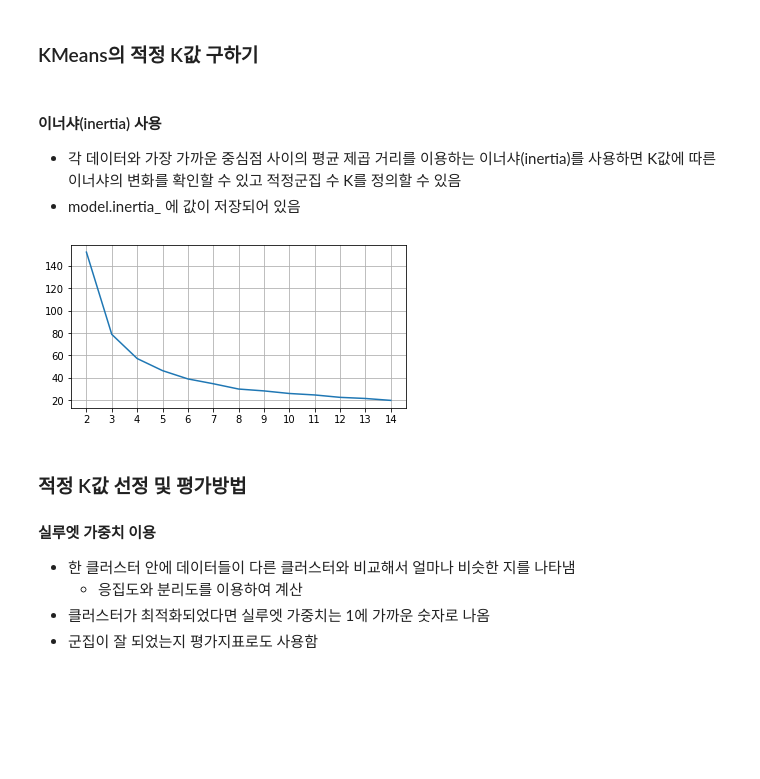
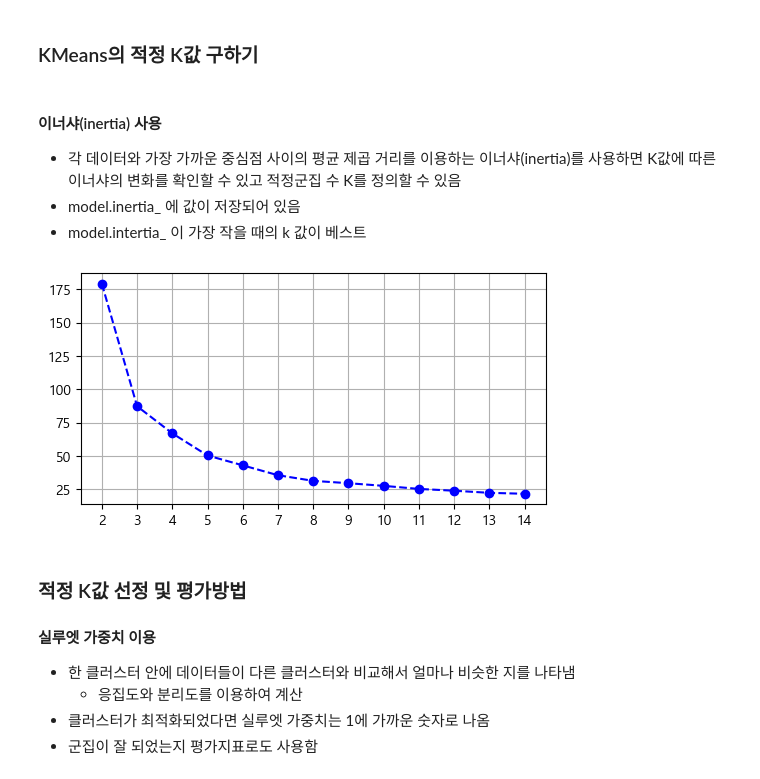
Before and after one commit to blacbakery/py_worksapce, a Jupyter notebook: 강의 노트/05_MachineLearning/p_Camp_ML_07_KMeans_DBSCAN_LAB.ipynb, the cells around one changed output. Drawn from its saved outputs; the diff is of its cells as text; code cells hidden in the pictures; blank space fills up the shorter version.

```diff
--- a/강의 노트/05_MachineLearning/p_Camp_ML_07_KMeans_DBSCAN_LAB.ipynb
+++ b/강의 노트/05_MachineLearning/p_Camp_ML_07_KMeans_DBSCAN_LAB.ipynb
@@ -82,9 +86,9 @@ plt.show()
 # %%
 # Kmeans 모델에 X데이터를 fitting 시켜주세요.
 # n_clusters를 무엇으로 해야할까요?
-model =
+model = KMeans(n_clusters=2).fit(X)
 
 # 군집 결과를 X_pred에 저장해 주세요.
-X_pred =
+X_pred = model.predict(X)
 # %%
 # 군집의 center 값을 centers에 저장해 주세요
@@ -279,22 +285,29 @@ NMI : 1.0
 #### 이너샤(inertia) 사용
 - 각 데이터와 가장 가까운 중심점 사이의 평균 제곱 거리를 이용하는 이너샤(inertia)를 사용하면 K값에 따른 이너샤의 변화를 확인할 수 있고 적정군집 수 K를 정의할 수 있음
 - model.inertia_  에 값이 저장되어 있음
+- model.intertia_ 이 가장 작을 때의 k 값이 베스트
 # %%
 from sklearn.datasets import load_iris
 # iris 데이터셋을 불러와
 # n_clusters를 2 ~ 14로 하는 model의 inertia_를 inertias 에 저장한다.
-iris = load_iris()
+iris = pd.read_csv('data_05/iris.csv')
+X = iris.iloc[:, :-1]
+Y = iris.iloc[:, -1]
+
+k_range=range(2,15)
 inertias = []
 
-# code here
+for k in k_range:
+    model = KMeans(n_clusters=k).fit(iris)
+    inertias.append(model.inertia_)
 # %%
 plt.figure(figsize=(6, 3))
-plt.plot(k_range, inertias)
+plt.plot(k_range, inertias, 'bo--')
 plt.xticks(k_range)
 plt.grid()
 plt.show()
 # %% [output]
-[figure, old version]
+[figure, new version]
 # %% [markdown]
 ### 적정 K값 선정 및 평가방법
 #### 실루엣 가중치 이용
```
Also changed, not shown: parts of 14 cells of this notebook, 3 other files.
